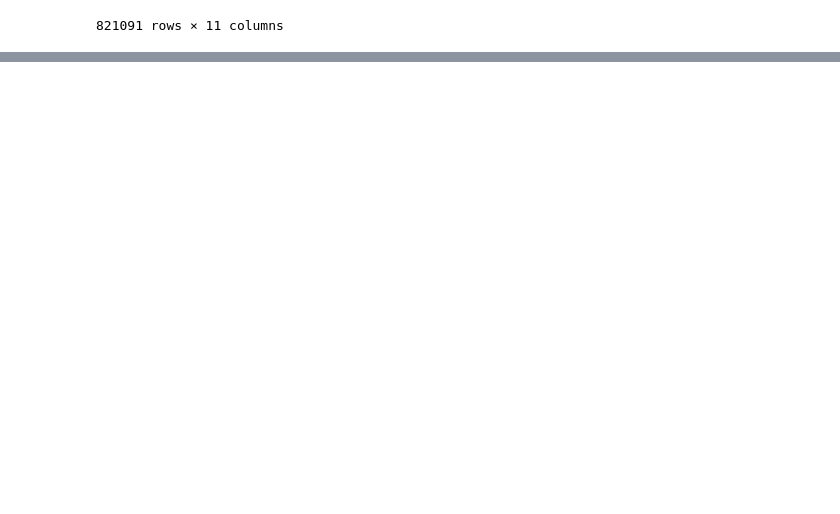
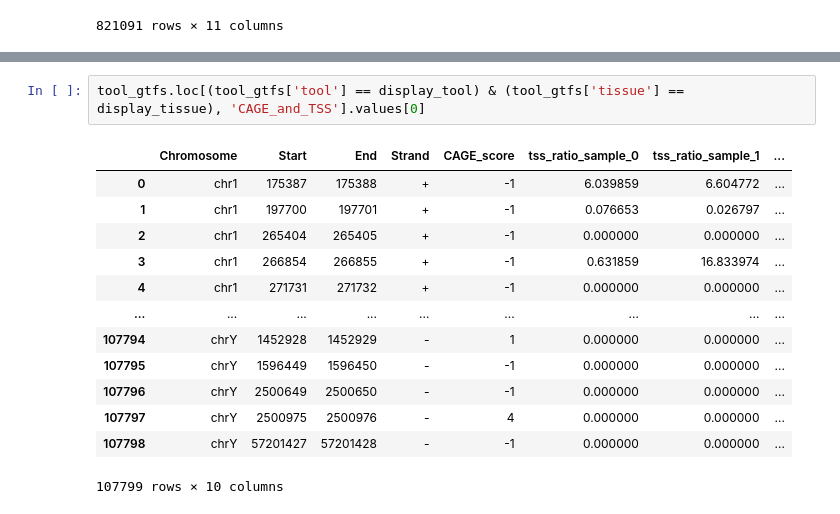
Before and after one commit to IceFreez3r/master-thesis, a Jupyter notebook: notebooks/CAGE_support.ipynb, the cells around one changed output, grey strips where cells are left out. Drawn from its saved outputs; the diff is of its cells as text; blank space fills up the shorter version.

```diff
--- a/notebooks/CAGE_support.ipynb
+++ b/notebooks/CAGE_support.ipynb
@@ -177,0 +261,16 @@ tool_gtfs.loc[(tool_gtfs['tool'] == display_tool) & (tool_gtfs['tissue'] == disp
+# %%
+tool_gtfs.loc[(tool_gtfs['tool'] == display_tool) & (tool_gtfs['tissue'] == display_tissue), 'CAGE_and_TSS'].values[0]
+# %% [output]
+|  | Chromosome | Start | End | Strand | CAGE_score | tss_ratio_sample_0 | tss_ratio_sample_1 | ... |
+| 0 | chr1 | 175387 | 175388 | + | -1 | 6.039859 | 6.604772 | ... |
+| 1 | chr1 | 197700 | 197701 | + | -1 | 0.076653 | 0.026797 | ... |
+| 2 | chr1 | 265404 | 265405 | + | -1 | 0.000000 | 0.000000 | ... |
+| 3 | chr1 | 266854 | 266855 | + | -1 | 0.631859 | 16.833974 | ... |
+| 4 | chr1 | 271731 | 271732 | + | -1 | 0.000000 | 0.000000 | ... |
+| ... | ... | ... | ... | ... | ... | ... | ... | ... |
+| 107794 | chrY | 1452928 | 1452929 | - | 1 | 0.000000 | 0.000000 | ... |
+| 107795 | chrY | 1596449 | 1596450 | - | -1 | 0.000000 | 0.000000 | ... |
+| 107796 | chrY | 2500649 | 2500650 | - | -1 | 0.000000 | 0.000000 | ... |
+| 107797 | chrY | 2500975 | 2500976 | - | 4 | 0.000000 | 0.000000 | ... |
+| 107798 | chrY | 57201427 | 57201428 | - | -1 | 0.000000 | 0.000000 | ... |
+107799 rows × 10 columns
```
Also changed, not shown: parts of 22 cells of this notebook, 7 other files.
